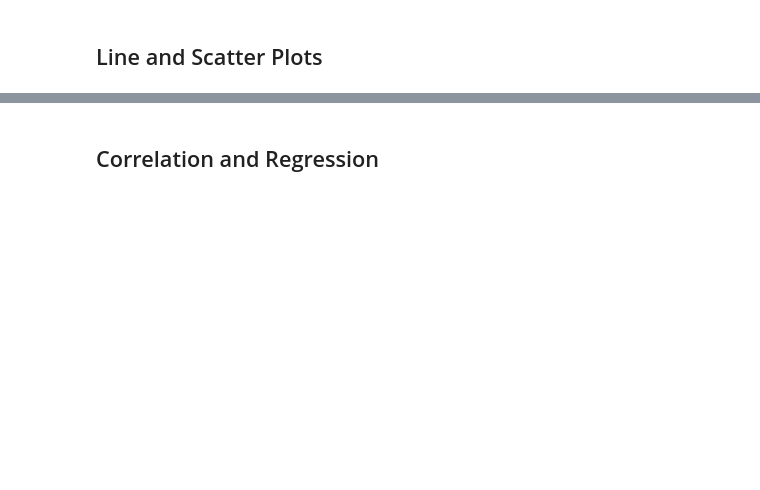
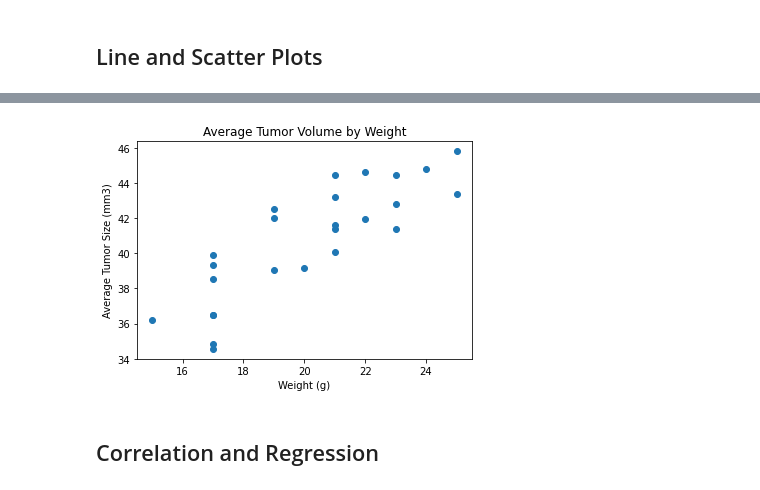
Before and after one commit to kimchikimchi/05-Pymaceuticals, a Jupyter notebook: pymaceuticals_starter.ipynb, the cells around one changed output, grey strips where cells are left out. Cells and saved outputs as stored; diff of their text form; code cells hidden in the pictures; blank space fills up the shorter version.

```diff
--- a/pymaceuticals_starter.ipynb
+++ b/pymaceuticals_starter.ipynb
@@ -272,3 +293,19 @@ No outliers
+# %%
+# Generate a scatter plot of average tumor volume vs. mouse weight for the Capomulin regimen
+# Only interested in the final weight of the mice on Capomulin.
+capomulin_data = mouse_data[mouse_data['Drug Regimen'] == 'Capomulin'].groupby('Mouse ID')
+
+# Get average weight and tumor vol per each item throughout treatment.
+avg_tumor = capomulin_data['Tumor Volume (mm3)'].mean()
+avg_weight = capomulin_data['Weight (g)'].mean()
+
+plt.scatter(avg_weight, avg_tumor)
+plt.title("Average Tumor Volume by Weight")
+plt.xlabel("Weight (g)")
+plt.ylabel("Average Tumor Size (mm3)")
+plt.show()
+# %% [output]
+[figure, added]
 # %% [markdown]
 ## Correlation and Regression
 # %%
```
Also changed, not shown: parts of 4 cells of this notebook.
